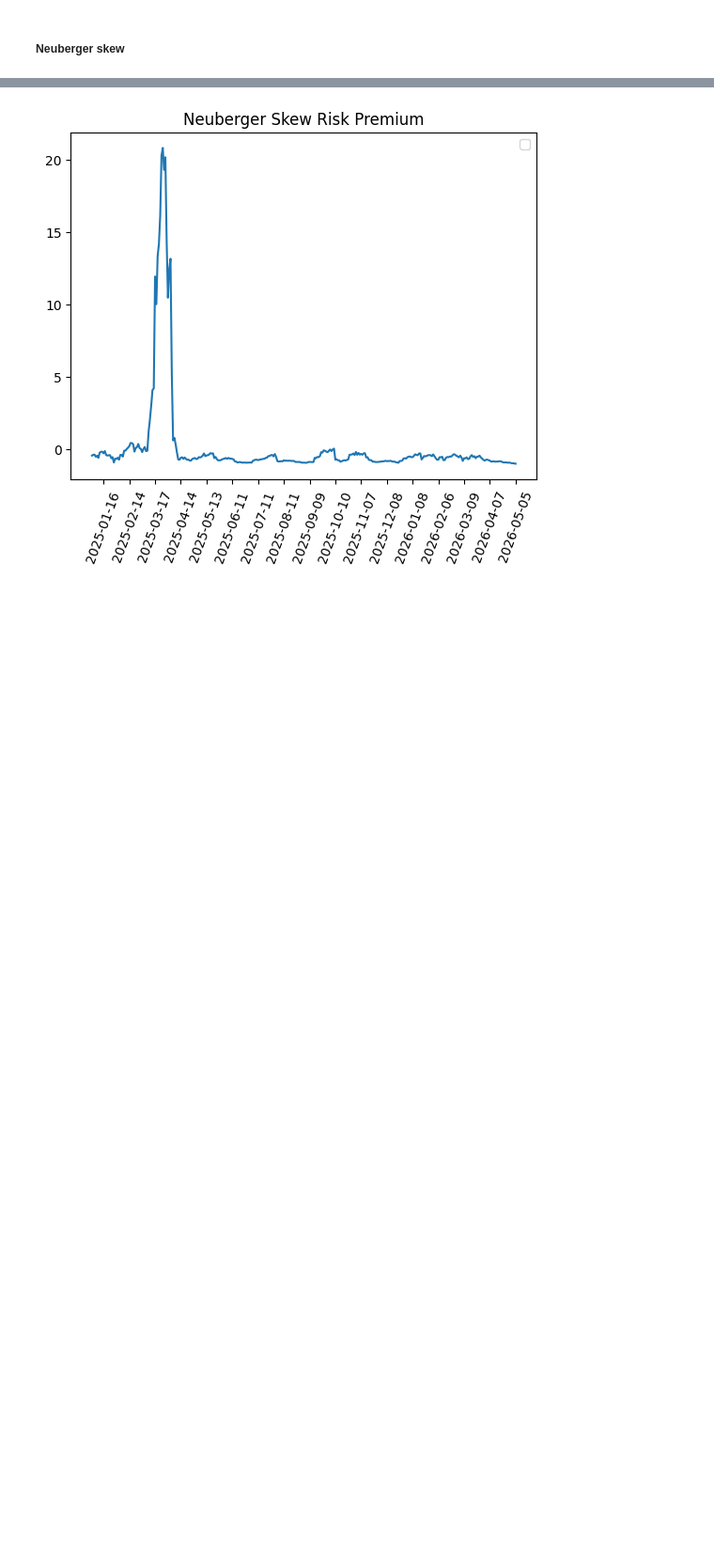
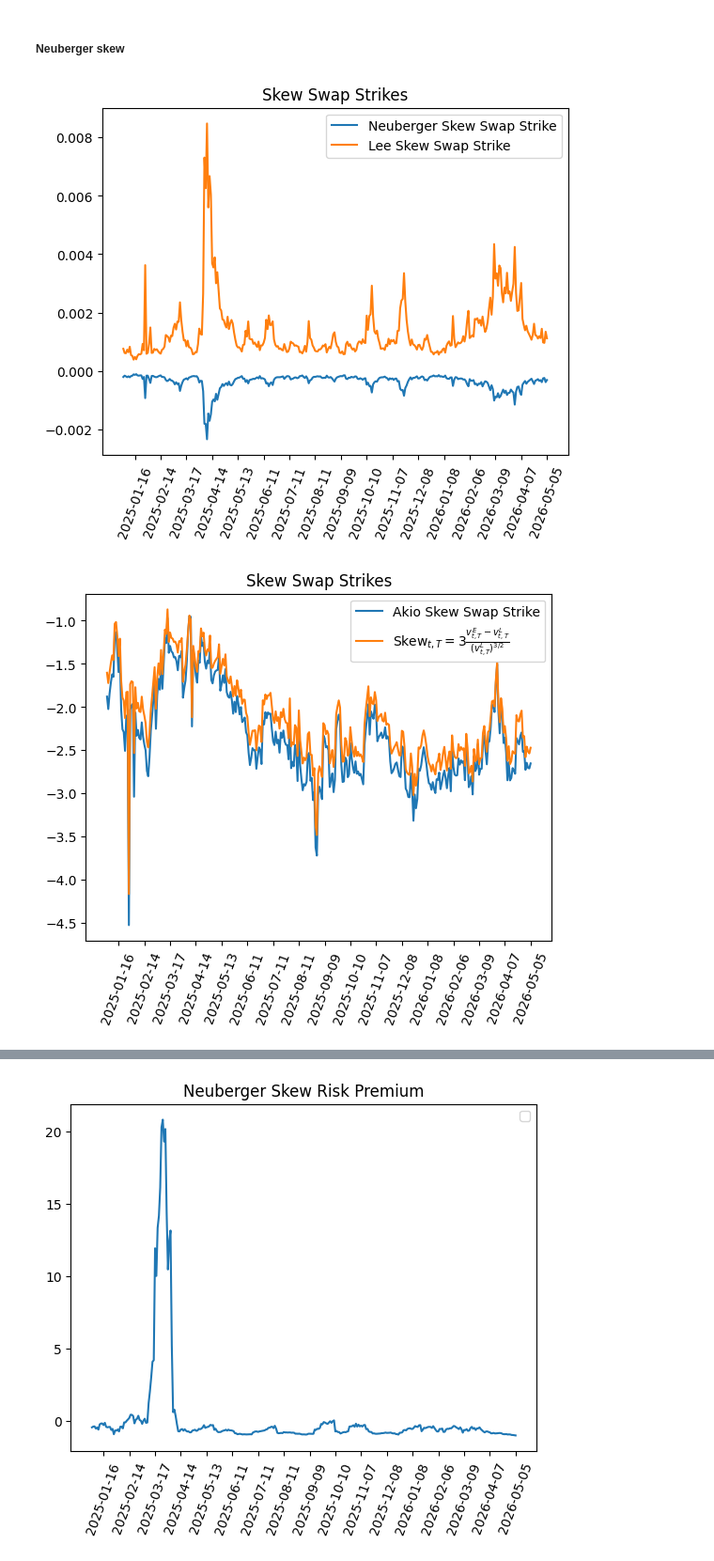
Before and after one commit to dibiasej/Volatility-Surface-Risk-Premiums, a Jupyter notebook: risk_premiums.ipynb, the cells around one changed output, grey strips where cells are left out. Shown at 94% size. Saved outputs shown, nothing was run; the diff lists cells and outputs as text; code cells hidden in the pictures; blank space fills up the shorter version.

```diff
--- a/risk_premiums.ipynb
+++ b/risk_premiums.ipynb
@@ -128,20 +125,29 @@ plt.show()
 # %% [markdown]
 ##### Neuberger skew
 # %%
-skew_swaps1 = []
-skew_swaps2 = []
+skew_swaps = []
+skew_swaps_strike_neuberger = []
+skew_swaps_strike_lee = []
+model_free_iskews_akio = []
 neuberger_skew_dates = []
 
 for chain in chain_series:
     S = chain.S
     put_prices, call_prices, strikes, dtes = chain.get_equal_skew_prices(dte=30, max_days_diff=10)
 
-    skew_swap_strike = py_op.calc_engine.vol_engine.vol_funcs.skew_swap_fixed_leg_neuberger(S, put_prices, call_prices, strikes, dtes)
+    skew_swap_strike_neuberger = py_op.calc_engine.vol_engine.vol_funcs.skew_swap_fixed_leg_neuberger(S, put_prices, call_prices, strikes, dtes)
+    skew_swap_strike_peter_lee = py_op.calc_engine.vol_engine.vol_funcs.skew_swap_fixed_leg_peter_lee(S, put_prices, call_prices, strikes, dtes)
 
     var_strike = py_op.calc_engine.vol_engine.vol_funcs.variance_swap_fixed_leg_neuberger(S, put_prices, call_prices, strikes, dtes)
     entropy_cont = py_op.calc_engine.vol_engine.vol_funcs.entropy_contract_approximation(S, put_prices, call_prices, strikes, dtes)
 
-    skew_swaps1.append(3*(entropy_cont - var_strike) / (var_strike) ** (3/2))
-    skew_swaps2.append(skew_swap_strike)
+    mfis = py_op.calc_engine.vol_engine.vol_funcs.model_free_implied_skewness(S, put_prices, call_prices, strikes, dtes)
+
+    skew_swaps.append(3*(entropy_cont - var_strike) / (var_strike) ** (3/2))
+
+    skew_swaps_strike_neuberger.append(skew_swap_strike_neuberger)
+    skew_swaps_strike_lee.append(skew_swap_strike_peter_lee)
+    model_free_iskews_akio.append(mfis)
+
     neuberger_skew_dates.append(chain.close_date)
 # %%
@@ -148 +155,18 @@ for chain in chain_series:
 realized_skews = an.rolling_analytics.realized_values.realized_skew_neuberger(30, chain_series)
+# %%
+plt.plot(neuberger_skew_dates, skew_swaps_strike_neuberger, label="Neuberger Skew Swap Strike")
+plt.plot(neuberger_skew_dates, skew_swaps_strike_lee, label = "Lee Skew Swap Strike")
+plt.xticks(neuberger_skew_dates[::-20], rotation = 70)
+plt.legend()
+plt.title("Skew Swap Strikes")
+plt.show()
+
+plt.plot(neuberger_skew_dates, model_free_iskews_akio, label = "Akio Skew Swap Strike")
+plt.plot(neuberger_skew_dates, skew_swaps, label = r"$\mathrm{Skew}_{t,T}=3\frac{v^{E}_{t,T}-v^{L}_{t,T}}{(v^{L}_{t,T})^{3/2}}$")
+plt.xticks(neuberger_skew_dates[::-20], rotation = 70)
+plt.legend()
+plt.title("Skew Swap Strikes")
+plt.show()
+# %% [output]
+[figure, added]
+[figure, added]
```
Also changed, not shown: parts of 7 cells of this notebook.
